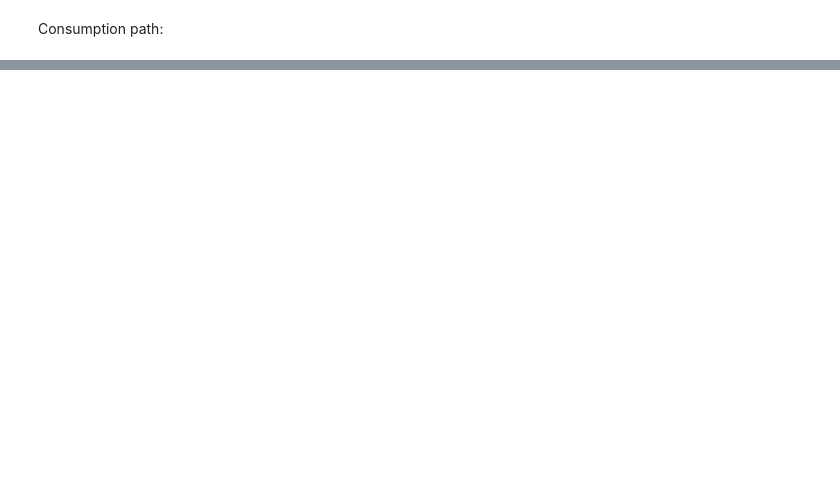
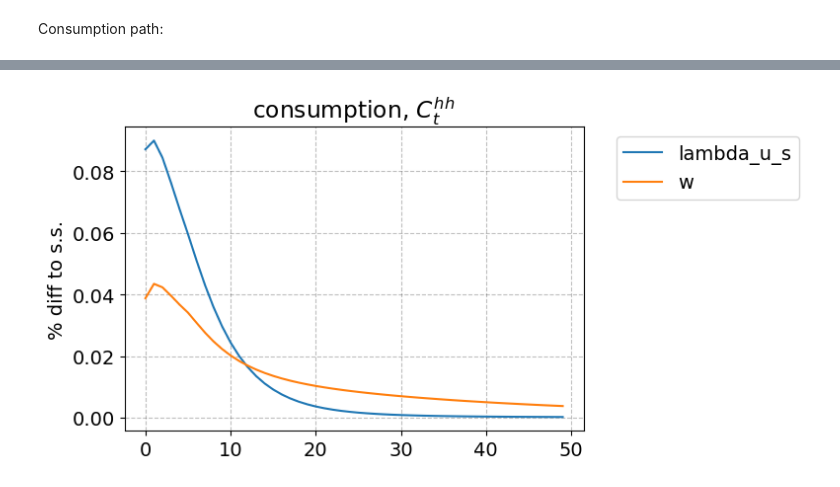
Before and after one commit to NumEconCopenhagen/GEModelToolsNotebooks, a Jupyter notebook: HANK-SAM/HANK-SAM.ipynb, the cells around one changed output, grey strips where cells are left out. Cells and saved outputs as stored; diff of their text form; code cells hidden in the pictures; blank space fills up the shorter version.

```diff
--- a/HANK-SAM/HANK-SAM.ipynb
+++ b/HANK-SAM/HANK-SAM.ipynb
@@ -209,11 +311,12 @@ path_w = model.decompose_hh_path(do_print=True,use_inputs=['w'],custom_paths={'w
 # %%
-fig_C = plt.figure(figsize=(6,4),dpi=100)
-ax_C = fig_C.add_subplot(1,1,1)
-ax_C.set_title('consumption, $C_t^{hh}$')
+fig = plt.figure(figsize=(6,4),dpi=100)
+ax = fig.add_subplot(1,1,1)
+ax.set_title('consumption, $C_t^{hh}$')
 
-ax_C.plot((path_lambda_u_s.C_hh[:T_max]/ss.C_hh-1)*100,ls=ls,label='lambda_u_s');
-ax_C.plot((path_w.C_hh[:T_max]/ss.C_hh-1)*100,ls=ls,label='w');
+ax.plot((path_lambda_u_s.C_hh[:T_max]/ss.C_hh-1)*100,ls=ls,label='lambda_u_s');
+ax.plot((path_w.C_hh[:T_max]/ss.C_hh-1)*100,ls=ls,label='w');
 
-for ax in [ax_C]:
-    ax.set_ylabel('% diff to s.s.')
-    lgd = ax.legend(frameon=True,ncol=1,bbox_to_anchor=(1.05,1), loc='upper left',)
+ax.set_ylabel('% diff to s.s.')
+lgd = ax.legend(frameon=True,ncol=1,bbox_to_anchor=(1.05,1), loc='upper left',)
+# %% [output]
+[figure, added]
```
Also changed, not shown: parts of 15 cells of this notebook.
